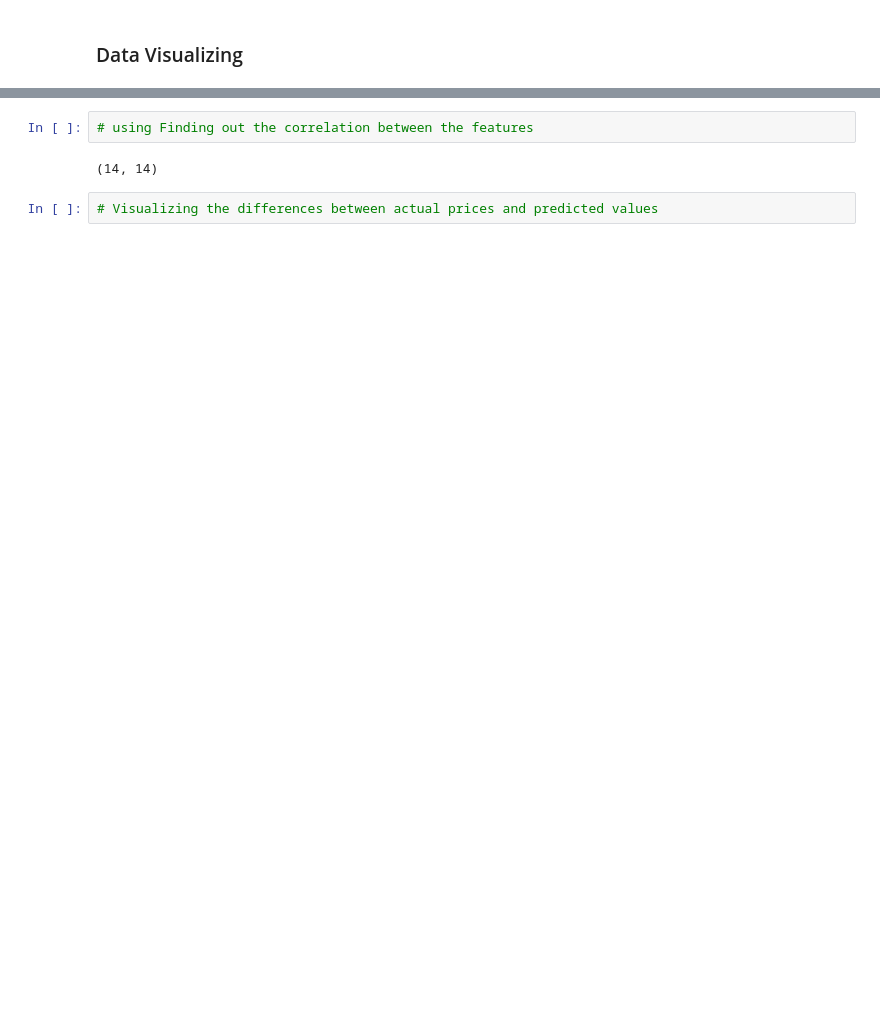
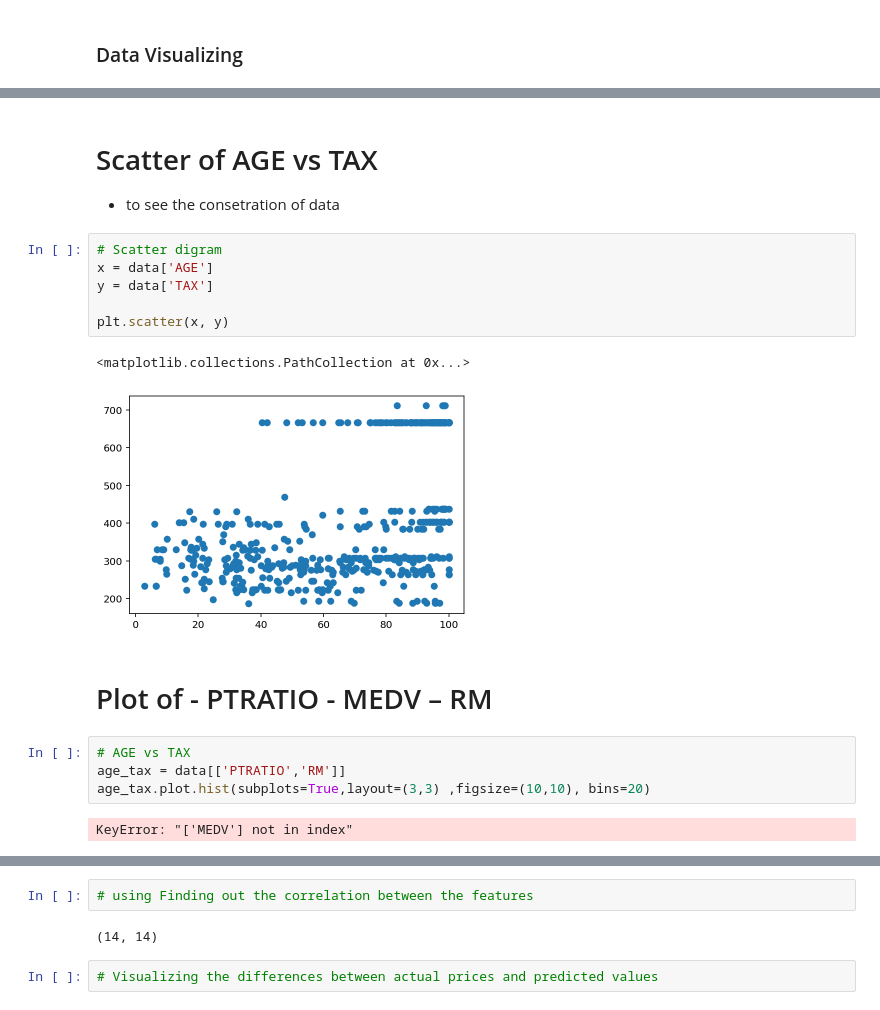
Before and after one commit to xxmelar-ksaxx/DataComp, a Jupyter notebook: Project_Template.ipynb, the cells around one changed output, grey strips where cells are left out. Cells and saved outputs as stored; diff of their text form; blank space fills up the shorter version.

```diff
--- a/Project_Template.ipynb
+++ b/Project_Template.ipynb
@@ -316,0 +342,20 @@ As we see, there are not any missing data
+# %% [markdown]
+# Scatter of AGE vs TAX
+- to see the consetration of data
+# %%
+# Scatter digram
+x = data['AGE']
+y = data['TAX']
+
+plt.scatter(x, y)
+# %% [output]
+<matplotlib.collections.PathCollection at 0x...>
+[figure, added]
+# %% [markdown]
+# Plot of -	PTRATIO -  MEDV – RM
+# %%
+# AGE vs TAX
+age_tax = data[['PTRATIO','RM']]
+age_tax.plot.hist(subplots=True,layout=(3,3) ,figsize=(10,10), bins=20)
+# %% [output]
+KeyError: "['MEDV'] not in index"
```
Also changed, not shown: parts of 15 cells of this notebook.
